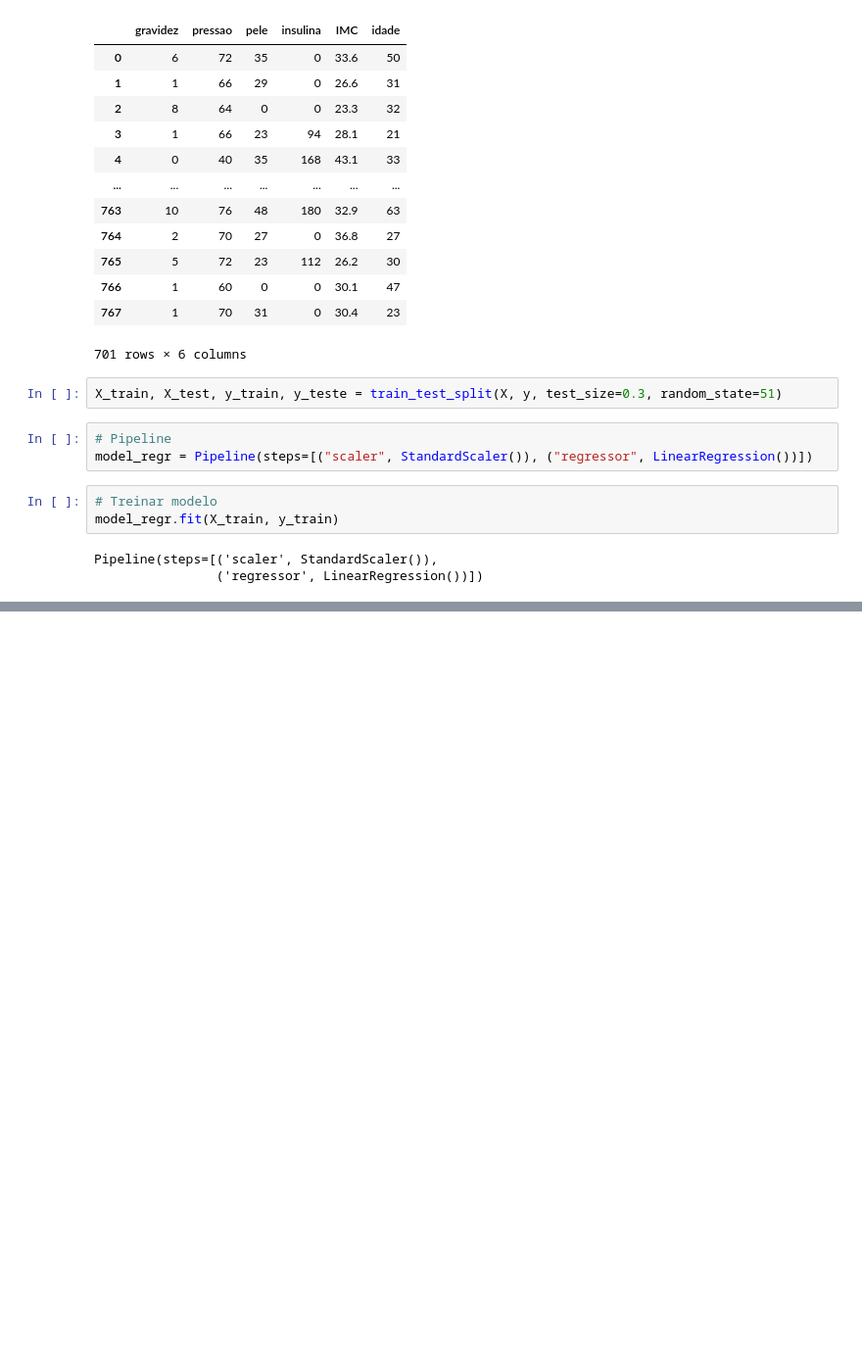
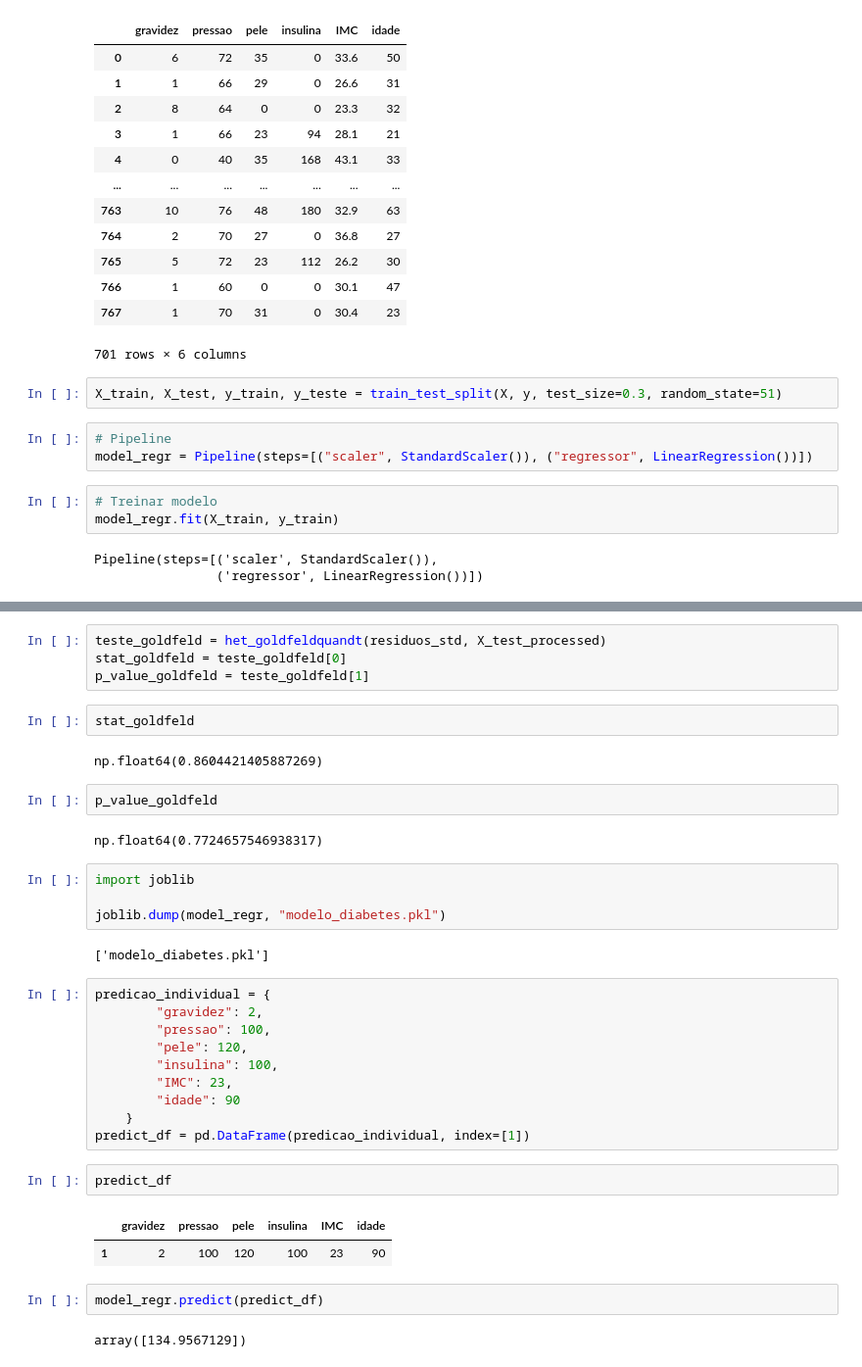
Before and after one commit to MatheusGustavoo/DiabetesPredictor-ML, a Jupyter notebook: modelo_diabetes.ipynb, the cells around one changed output, grey strips where cells are left out. Shown at 98% size. Saved outputs shown, nothing was run; the diff lists cells and outputs as text; blank space fills up the shorter version.

```diff
--- a/modelo_diabetes.ipynb
+++ b/modelo_diabetes.ipynb
@@ -210,0 +274,37 @@ Pipeline(steps=[('scaler', StandardScaler()),
+# %%
+teste_goldfeld = het_goldfeldquandt(residuos_std, X_test_processed)
+stat_goldfeld = teste_goldfeld[0]
+p_value_goldfeld = teste_goldfeld[1]
+# %%
+stat_goldfeld
+# %% [output]
+np.float64(0.8604421405887269)
+# %%
+p_value_goldfeld
+# %% [output]
+np.float64(0.7724657546938317)
+# %%
+import joblib
+
+joblib.dump(model_regr, "modelo_diabetes.pkl")
+# %% [output]
+['modelo_diabetes.pkl']
+# %%
+predicao_individual = {
+        "gravidez": 2,
+        "pressao": 100,
+        "pele": 120,
+        "insulina": 100,
+        "IMC": 23,
+        "idade": 90
+    }
+predict_df = pd.DataFrame(predicao_individual, index=[1])
+# %%
+predict_df
+# %% [output]
+|  | gravidez | pressao | pele | insulina | IMC | idade |
+| 1 | 2 | 100 | 120 | 100 | 23 | 90 |
+# %%
+model_regr.predict(predict_df)
+# %% [output]
+array([134.9567129])
```
Also changed, not shown: parts of 14 cells of this notebook, 4 other files.
